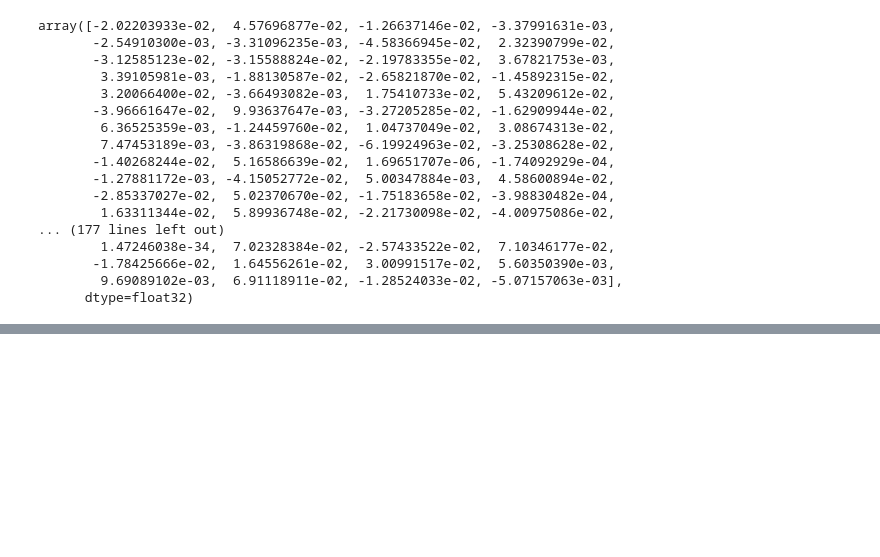
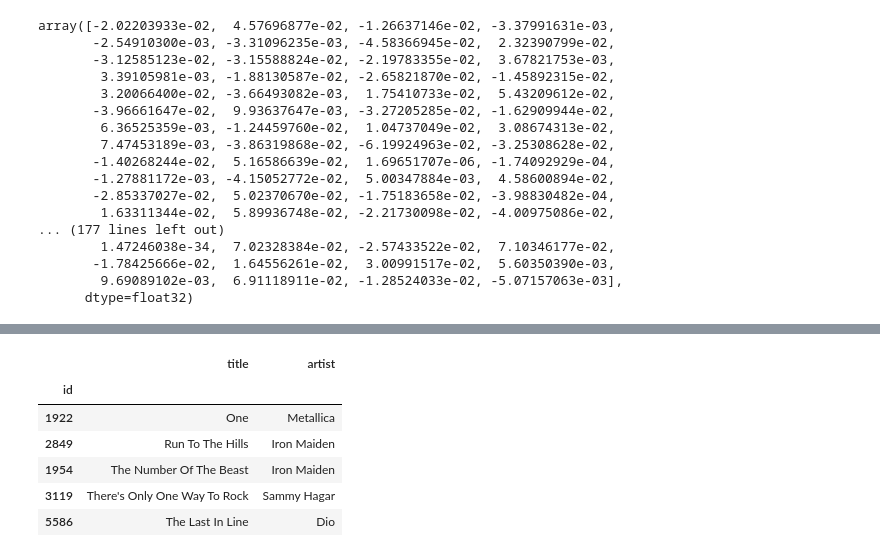
Before and after one commit to Samin-Sadaf7/Book-of-LLMs, a Jupyter notebook: HandsOnLLM_2.ipynb, the cells around one changed output, grey strips where cells are left out. Cells and saved outputs as stored; diff of their text form; code cells hidden in the pictures; blank space fills up the shorter version.

```diff
--- a/HandsOnLLM_2.ipynb
+++ b/HandsOnLLM_2.ipynb
@@ -259,0 +360,10 @@ array([-2.02203933e-02,  4.57696877e-02, -1.26637146e-02, -3.37991631e-03,
+# %%
+print_recommendations(2172)
+# %% [output]
+|  | title | artist |
+| id |  |  |
+| 1922 | One | Metallica |
+| 2849 | Run To The Hills | Iron Maiden |
+| 1954 | The Number Of The Beast | Iron Maiden |
+| 3119 | There's Only One Way To Rock | Sammy Hagar |
+| 5586 | The Last In Line | Dio |
```
Also changed, not shown: parts of 14 cells of this notebook.
